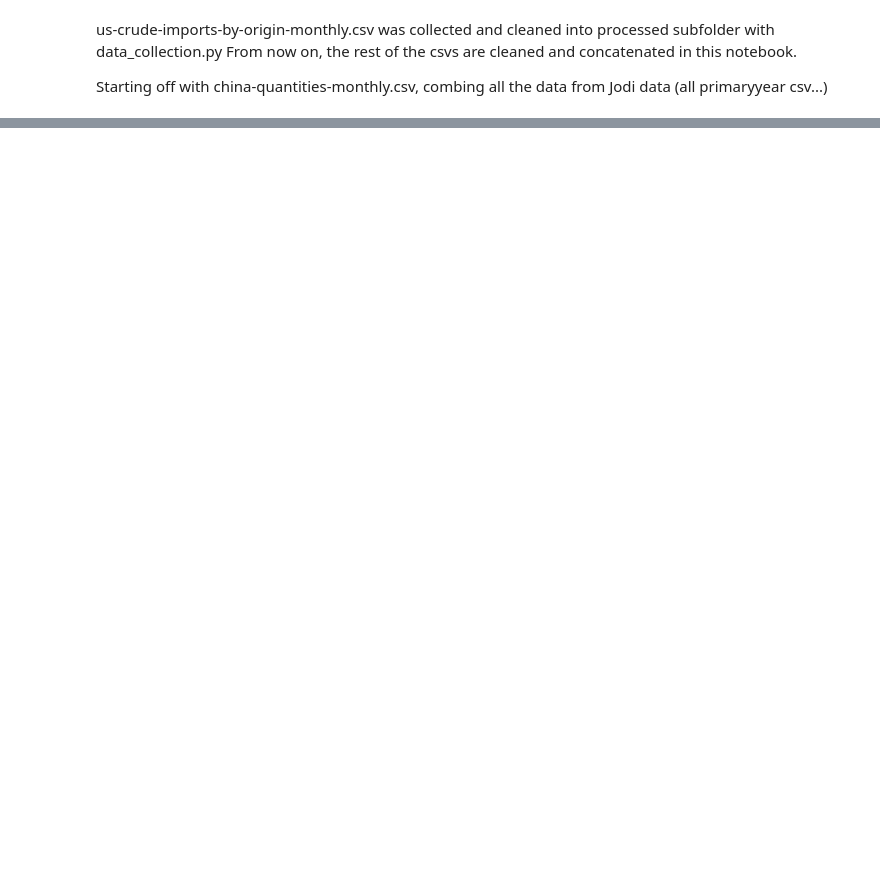
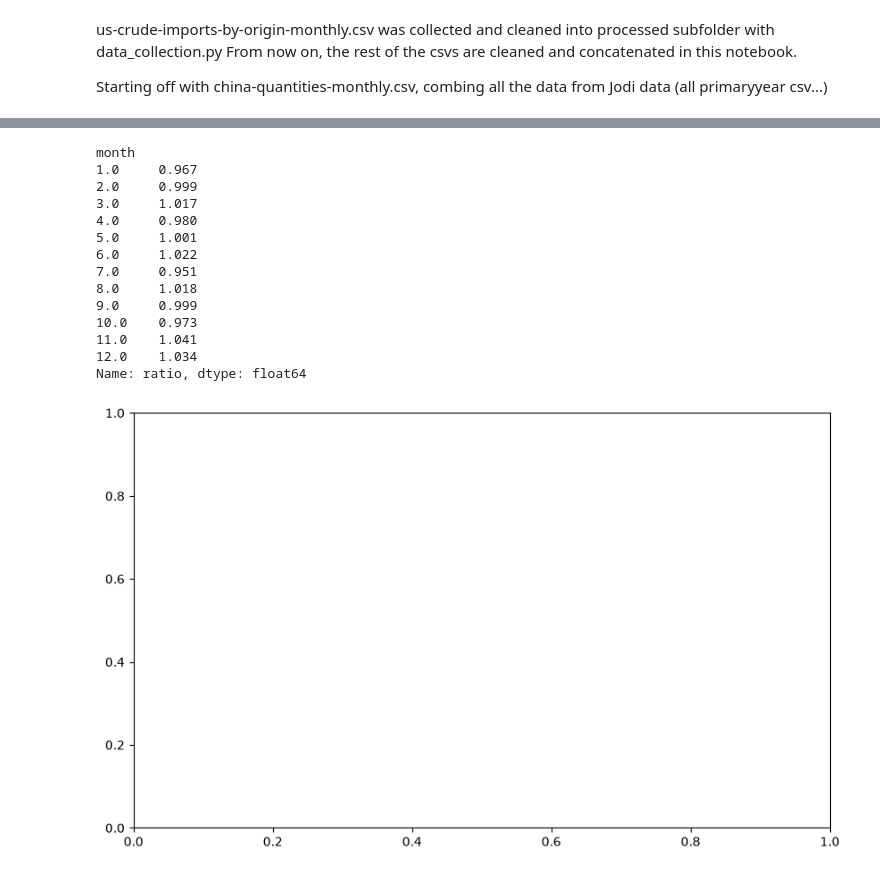
Before and after one commit to chaboihenry/oil-research, a Jupyter notebook: src/data_cleaning.ipynb, the cells around one changed output, grey strips where cells are left out. Saved outputs shown, nothing was run; the diff lists cells and outputs as text; code cells hidden in the pictures; blank space fills up the shorter version.

```diff
--- a/src/data_cleaning.ipynb
+++ b/src/data_cleaning.ipynb
@@ -14,0 +113,40 @@ c:\Users\henry\Desktop\Programming and Networking\Personal Projects\Data Science
+# %%
+import matplotlib.pyplot as plt
+OUT = ROOT_DIR / 'data' / 'processed' / 'china-quantities-monthly.csv'
+
+# merge both gacc_df and quant_china_df
+merged_df = pd.merge(quant_china_df, gacc_df, left_on='TIME_PERIOD', right_on='period', how='outer')
+# density factor 7.32 bbl/tonne, qty_10000t * 10 gives thousand tonnes, * 7.32 gives thousand barrels for the month, / days_in_month gives kb/d = crude_kbd
+merged_df['days'] = merged_df['TIME_PERIOD'].dt.days_in_month
+merged_df['gacc_crude_kbd'] = merged_df['crude_qty_10000t'] * 10 * 7.32 / merged_df['days']
+merged_df['discrepancy_crude'] = merged_df['gacc_crude_kbd'] - merged_df['TOTIMPSB']
+merged_df.loc[merged_df['discrepancy_crude'].notna(), ['period', 'gacc_crude_kbd', 'TOTIMPSB', 'discrepancy_crude']]
+merged_df['cny_affected'] = merged_df['TIME_PERIOD'].dt.month.isin([1,2])
+
+fig, ax = plt.subplots(figsize=(10,6))
+merged_df['year'] = merged_df['TIME_PERIOD'].dt.year
+merged_df['month'] = merged_df['TIME_PERIOD'].dt.month
+merged_df['ratio'] = merged_df['TOTIMPSB'] / merged_df.groupby('year')['TOTIMPSB'].transform('mean')
+seasonal = (
+    merged_df[merged_df['year'] <= 2025]
+    .groupby('month')['ratio']
+    .mean()
+)
+print(seasonal.round(3))
+merged_df.sort_values('period').to_csv(OUT, index=False)
+# %% [output]
+month
+1.0     0.967
+2.0     0.999
+3.0     1.017
+4.0     0.980
+5.0     1.001
+6.0     1.022
+7.0     0.951
+8.0     1.018
+9.0     0.999
+10.0    0.973
+11.0    1.041
+12.0    1.034
+Name: ratio, dtype: float64
+[figure, added]
```
Also changed, not shown: parts of 2 cells of this notebook, 1 other file.
